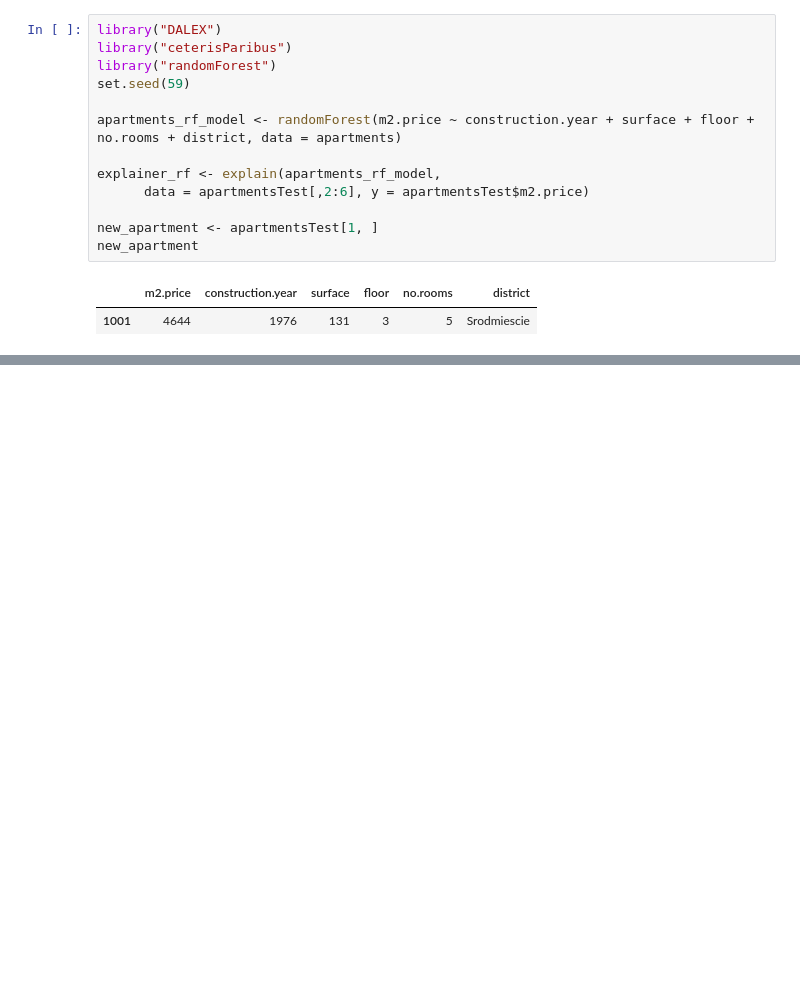
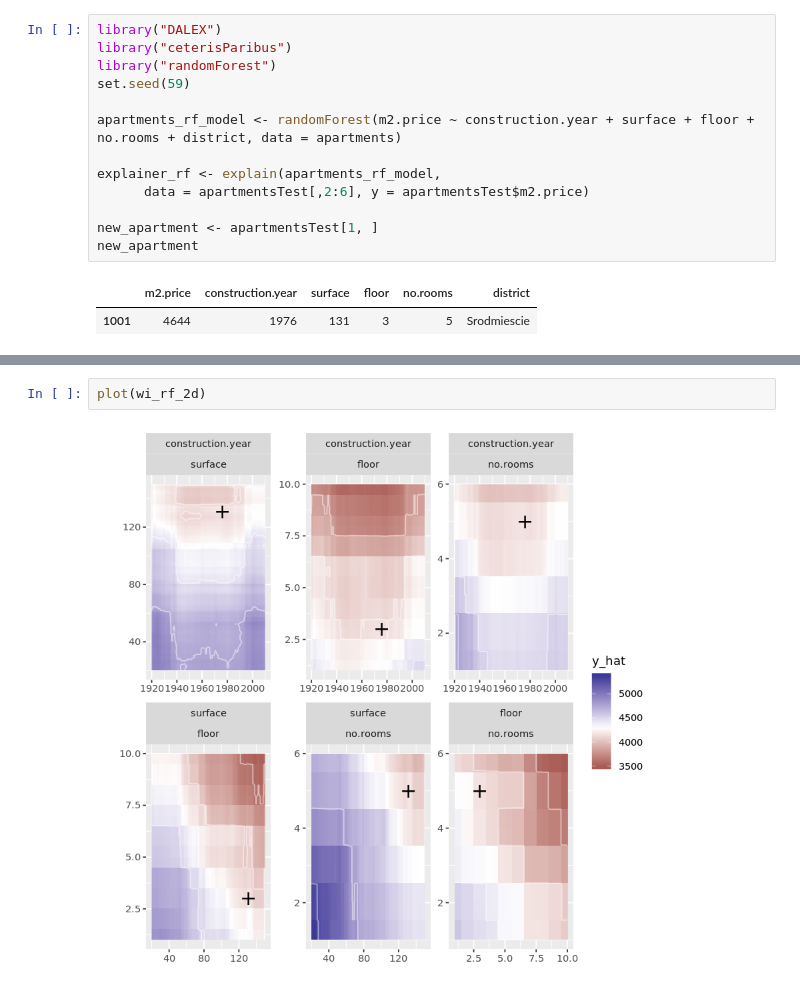
Before and after one commit to pbiecek/ceterisParibus, a Jupyter notebook: jupyter-notebooks/WhatIf2d.ipynb, the cells around one changed output, grey strips where cells are left out. Saved outputs shown, nothing was run; the diff lists cells and outputs as text; blank space fills up the shorter version.

```diff
--- a/jupyter-notebooks/WhatIf2d.ipynb
+++ b/jupyter-notebooks/WhatIf2d.ipynb
@@ -27,0 +44,4 @@ ERROR: Error in what_if_2d(explainer_rf, observation = new_apartment): could not
+# %%
+plot(wi_rf_2d)
+# %% [output]
+[figure, added]
```
Also changed, not shown: parts of 8 cells of this notebook.
